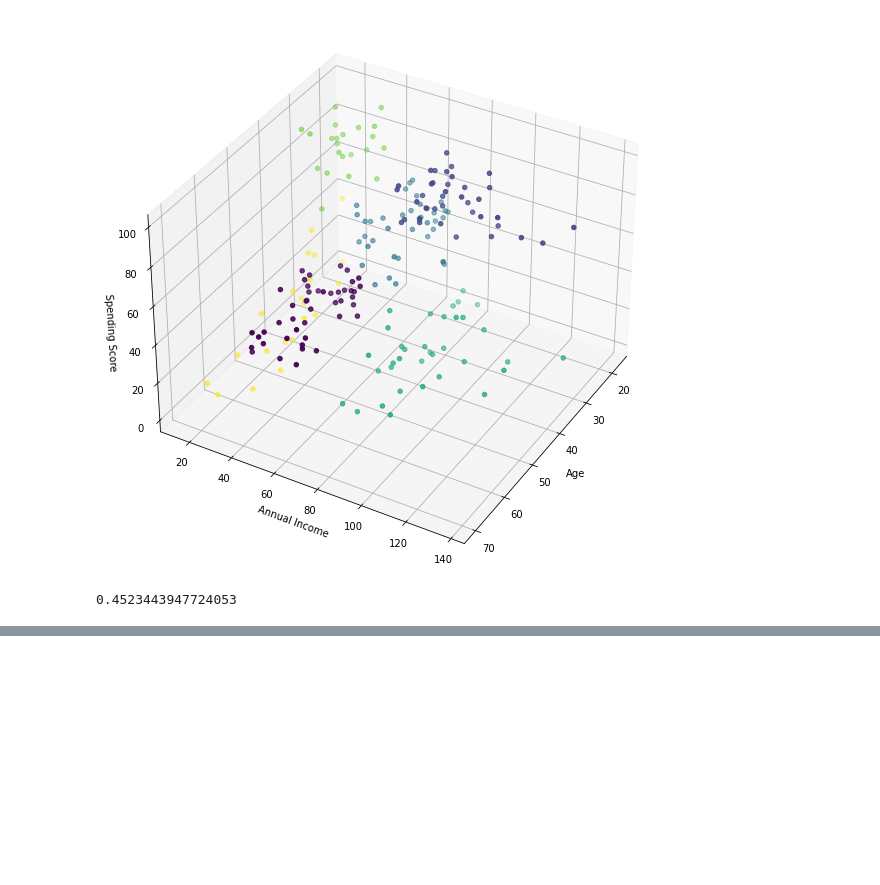
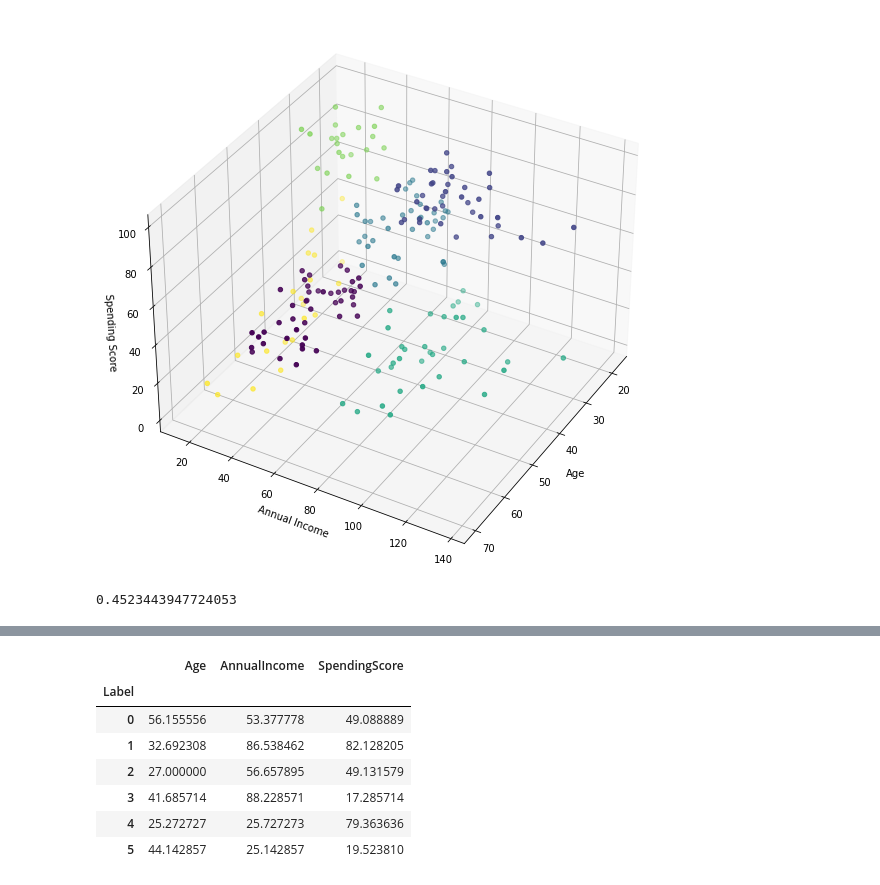
Before and after one commit to gmitchener/MachineLearning, a Jupyter notebook: kmeans.ipynb, the cells around one changed output, grey strips where cells are left out. Saved outputs shown, nothing was run; the diff lists cells and outputs as text; code cells hidden in the pictures; blank space fills up the shorter version.

```diff
--- a/kmeans.ipynb
+++ b/kmeans.ipynb
@@ -203,22 +203,3 @@ plt.show()
 silhouette_score(x2[['AnnualIncome', 'SpendingScore', 'Age']], x2[['Label']])
 # %% [output]
 0.4523443947724053
-# %%
-kmean = KMeans(n_clusters=5, random_state=123)
-kmean.fit(x2)
-y2 = kmean.predict(x2)
-
-x2['Label'] = y2
-
-fig = plt.figure(figsize=(20,10))
-ax = fig.add_subplot(111, projection='3d')
-ax.scatter(x2.Age, x2.AnnualIncome, x2.SpendingScore, c=x2.Label)
-ax.view_init(35, 30)
-plt.xlabel("Age")
-plt.ylabel("Annual Income")
-ax.set_zlabel('Spending Score')
-plt.show()
-
-df = x2[['AnnualIncome', 'SpendingScore', 'Age']]
-dflabel = x2[['Label']]
-print(f'Silhouette Score: {silhouette_score(df, dflabel)}')
@@ -249,0 +206,11 @@ Silhouette Score: 0.43509714214250295
+# %%
+x2.groupby('Label').mean()
+# %% [output]
+|  | Age | AnnualIncome | SpendingScore |
+| Label |  |  |  |
+| 0 | 56.155556 | 53.377778 | 49.088889 |
+| 1 | 32.692308 | 86.538462 | 82.128205 |
+| 2 | 27.000000 | 56.657895 | 49.131579 |
+| 3 | 41.685714 | 88.228571 | 17.285714 |
+| 4 | 25.272727 | 25.727273 | 79.363636 |
+| 5 | 44.142857 | 25.142857 | 19.523810 |
```
Also changed, not shown: parts of 4 cells of this notebook.
